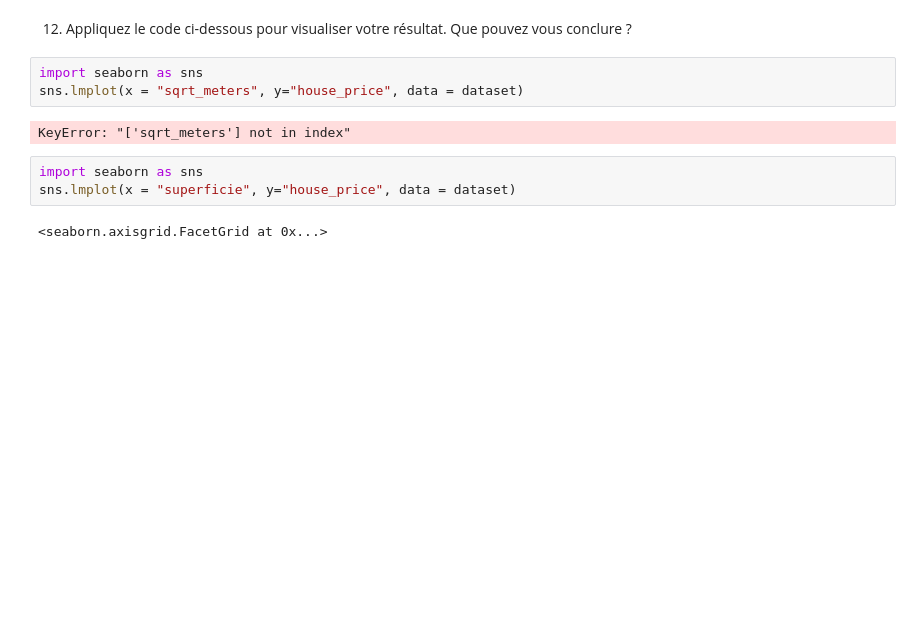
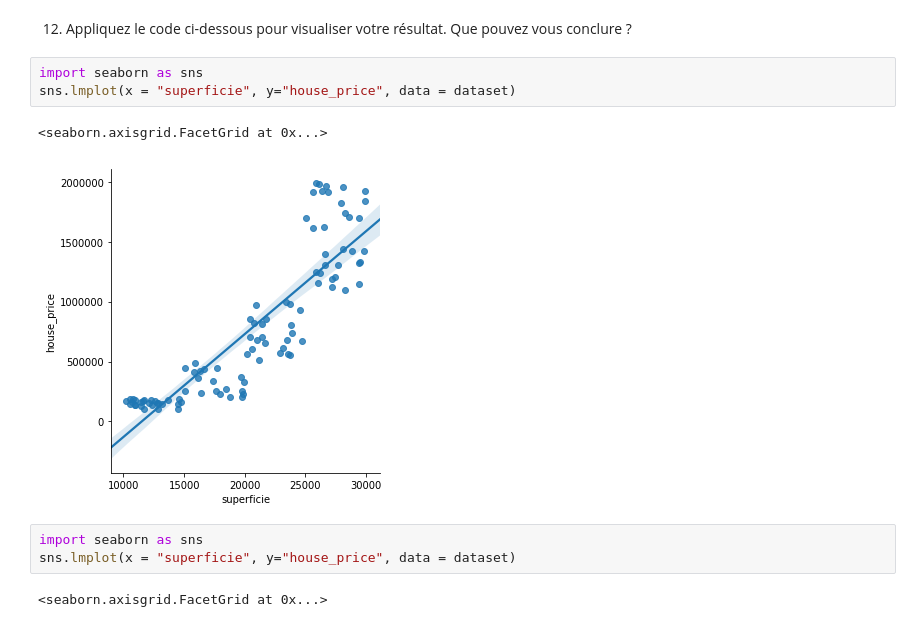
Before and after one commit to tbazzi/Data-Science---Fullstack-Bootcamp, a Jupyter notebook: 1. Fondamentaux de Python - House Market Exercice S1-4A.ipynb, the cells around one changed output. Cells and saved outputs as stored; diff of their text form; blank space fills up the shorter version.

```diff
--- a/1. Fondamentaux de Python - House Market Exercice S1-4A.ipynb
+++ b/1. Fondamentaux de Python - House Market Exercice S1-4A.ipynb
@@ -190,9 +193,10 @@ dataset.boxplot(column=["house_price"], by="categorie_superficie")
  12. Appliquez le code ci-dessous pour visualiser votre résultat. Que pouvez vous conclure ?
 # %%
 import seaborn as sns
-sns.lmplot(x = "sqrt_meters", y="house_price", data = dataset)
+sns.lmplot(x = "superficie", y="house_price", data = dataset)
 # %% [output]
-KeyError: "['sqrt_meters'] not in index"
+<seaborn.axisgrid.FacetGrid at 0x...>
+[figure, added]
 # %%
 import seaborn as sns
 sns.lmplot(x = "superficie", y="house_price", data = dataset)
```
Also changed, not shown: parts of 9 cells of this notebook.
